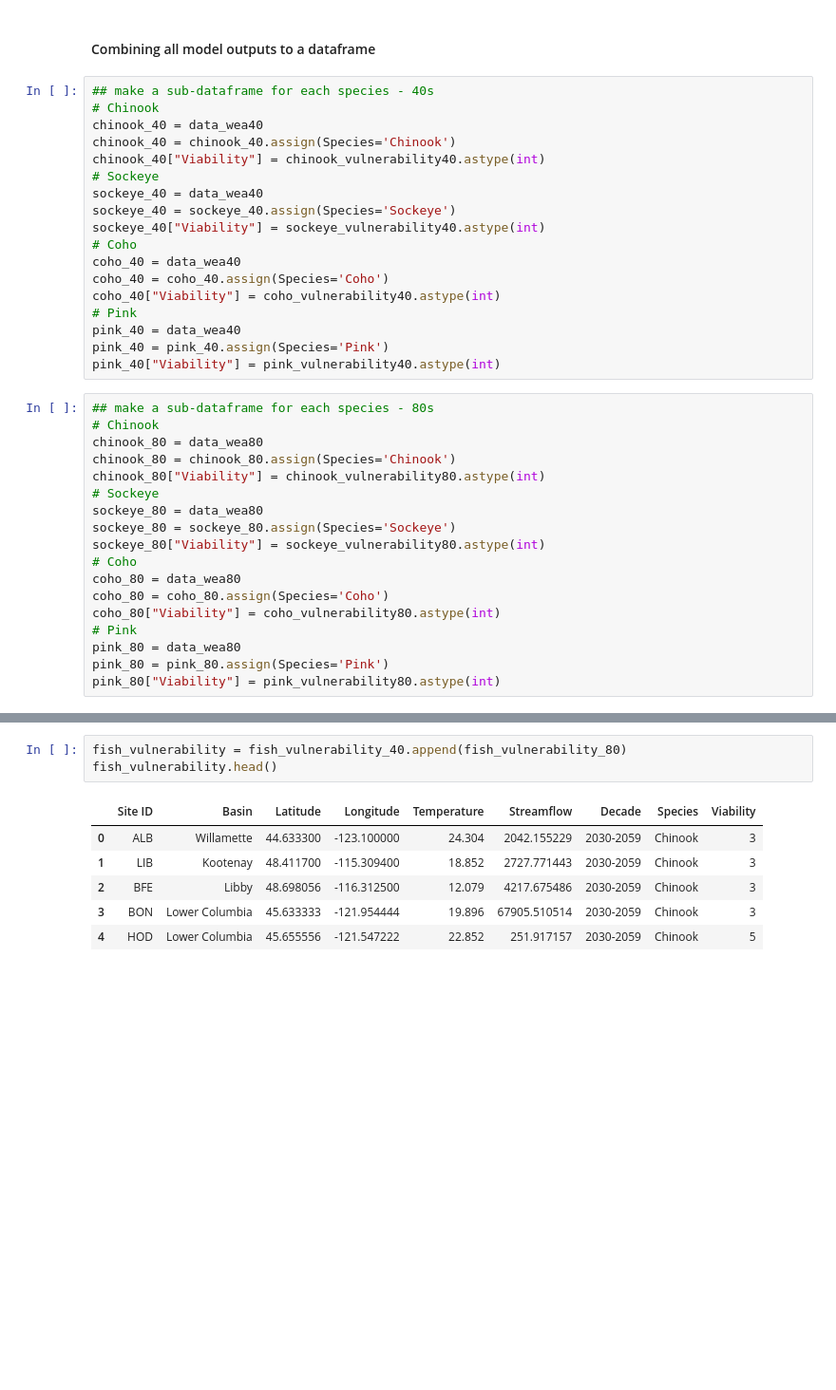
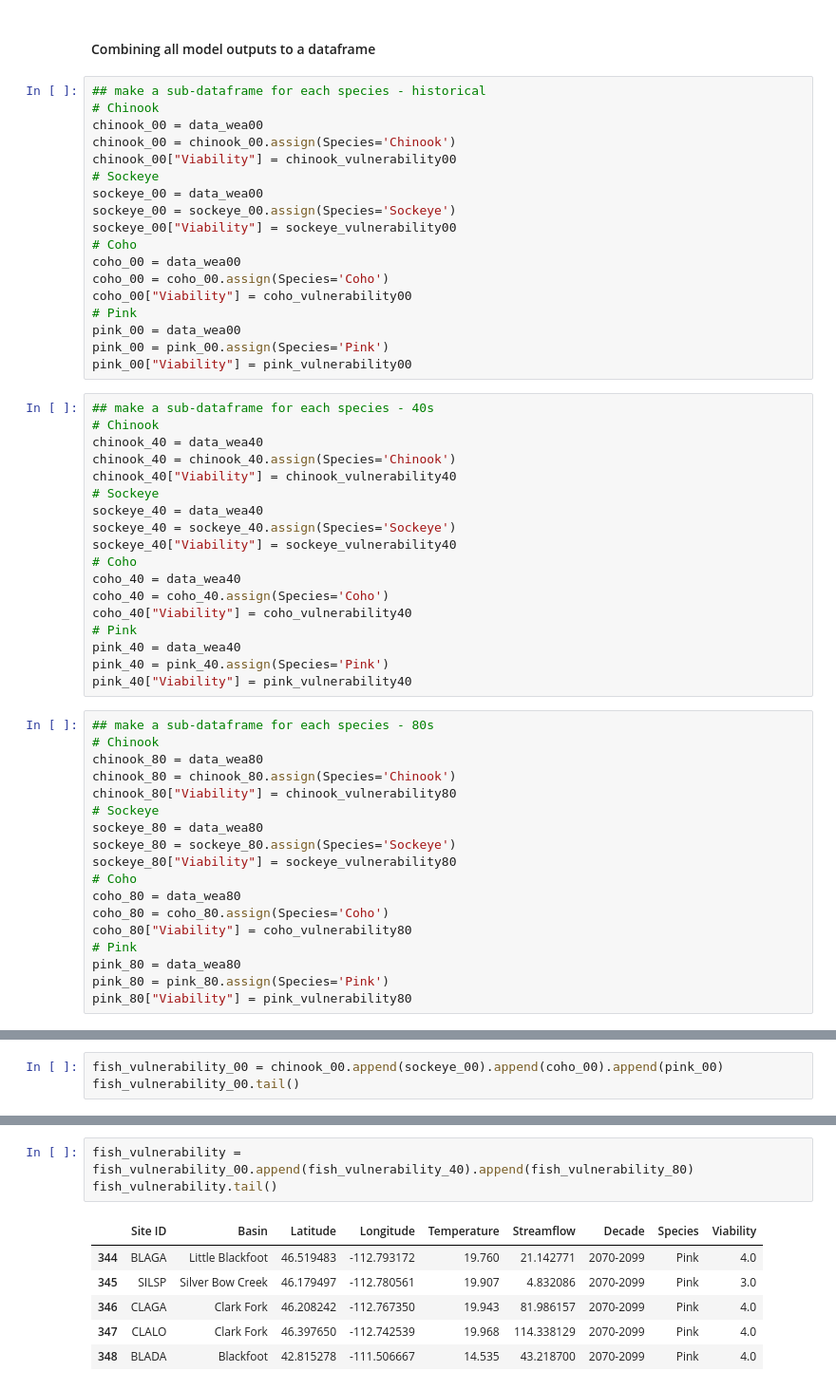
Before and after one commit to UWSEDS-aut17/uwseds-group-nw-climate-crew, a Jupyter notebook: futurefish/model/FishMod.ipynb, the cells around one changed output, grey strips where cells are left out. Shown at 95% size. Drawn from its saved outputs; the diff is of its cells as text; blank space fills up the shorter version.

Commit message:
modified files to include historical data

```diff
--- a/futurefish/model/FishMod.ipynb
+++ b/futurefish/model/FishMod.ipynb
@@ -182,40 +240,58 @@ coho_vulnerability80 = pd.DataFrame(round(temp_vulnerability80*0.5 + flow_vulner
 pink_vulnerability80 = pd.DataFrame(round(temp_vulnerability80*0.5 + flow_vulnerability80_pink*0.5))
 # %% [markdown]
 #### Combining all model outputs to a dataframe
+# %%
+## make a sub-dataframe for each species - historical
+# Chinook
+chinook_00 = data_wea00
+chinook_00 = chinook_00.assign(Species='Chinook')
+chinook_00["Viability"] = chinook_vulnerability00
+# Sockeye
+sockeye_00 = data_wea00
+sockeye_00 = sockeye_00.assign(Species='Sockeye')
+sockeye_00["Viability"] = sockeye_vulnerability00
+# Coho
+coho_00 = data_wea00
+coho_00 = coho_00.assign(Species='Coho')
+coho_00["Viability"] = coho_vulnerability00
+# Pink
+pink_00 = data_wea00
+pink_00 = pink_00.assign(Species='Pink')
+pink_00["Viability"] = pink_vulnerability00
 # %%
 ## make a sub-dataframe for each species - 40s
 # Chinook
 chinook_40 = data_wea40
 chinook_40 = chinook_40.assign(Species='Chinook')
-chinook_40["Viability"] = chinook_vulnerability40.astype(int)
+chinook_40["Viability"] = chinook_vulnerability40
 # Sockeye
 sockeye_40 = data_wea40
 sockeye_40 = sockeye_40.assign(Species='Sockeye')
-sockeye_40["Viability"] = sockeye_vulnerability40.astype(int)
+sockeye_40["Viability"] = sockeye_vulnerability40
 # Coho
 coho_40 = data_wea40
 coho_40 = coho_40.assign(Species='Coho')
-coho_40["Viability"] = coho_vulnerability40.astype(int)
+coho_40["Viability"] = coho_vulnerability40
 # Pink
 pink_40 = data_wea40
 pink_40 = pink_40.assign(Species='Pink')
-pink_40["Viability"] = pink_vulnerability40.astype(int)
+pink_40["Viability"] = pink_vulnerability40
 # %%
 ## make a sub-dataframe for each species - 80s
 # Chinook
 chinook_80 = data_wea80
 chinook_80 = chinook_80.assign(Species='Chinook')
-chinook_80["Viability"] = chinook_vulnerability80.astype(int)
+chinook_80["Viability"] = chinook_vulnerability80
 # Sockeye
 sockeye_80 = data_wea80
 sockeye_80 = sockeye_80.assign(Species='Sockeye')
-sockeye_80["Viability"] = sockeye_vulnerability80.astype(int)
+sockeye_80["Viability"] = sockeye_vulnerability80
 # Coho
 coho_80 = data_wea80
 coho_80 = coho_80.assign(Species='Coho')
-coho_80["Viability"] = coho_vulnerability80.astype(int)
+coho_80["Viability"] = coho_vulnerability80
 # Pink
 pink_80 = data_wea80
 pink_80 = pink_80.assign(Species='Pink')
-pink_80["Viability"] = pink_vulnerability80.astype(int)
+pink_80["Viability"] = pink_vulnerability80
 # %% [markdown]
@@ -222,0 +299,3 @@ pink_80["Viability"] = pink_vulnerability80.astype(int)
+# %%
+fish_vulnerability_00 = chinook_00.append(sockeye_00).append(coho_00).append(pink_00)
+fish_vulnerability_00.tail()
@@ -243,11 +329,11 @@ fish_vulnerability_80.tail()
 # %%
-fish_vulnerability = fish_vulnerability_40.append(fish_vulnerability_80)
-fish_vulnerability.head()
+fish_vulnerability = fish_vulnerability_00.append(fish_vulnerability_40).append(fish_vulnerability_80)
+fish_vulnerability.tail()
 # %% [output]
 |  | Site ID | Basin | Latitude | Longitude | Temperature | Streamflow | Decade | Species | Viability |
-| 0 | ALB | Willamette | 44.633300 | -123.100000 | 24.304 | 2042.155229 | 2030-2059 | Chinook | 3 |
-| 1 | LIB | Kootenay | 48.411700 | -115.309400 | 18.852 | 2727.771443 | 2030-2059 | Chinook | 3 |
-| 2 | BFE | Libby | 48.698056 | -116.312500 | 12.079 | 4217.675486 | 2030-2059 | Chinook | 3 |
-| 3 | BON | Lower Columbia | 45.633333 | -121.954444 | 19.896 | 67905.510514 | 2030-2059 | Chinook | 3 |
-| 4 | HOD | Lower Columbia | 45.655556 | -121.547222 | 22.852 | 251.917157 | 2030-2059 | Chinook | 5 |
+| 344 | BLAGA | Little Blackfoot | 46.519483 | -112.793172 | 19.760 | 21.142771 | 2070-2099 | Pink | 4.0 |
+| 345 | SILSP | Silver Bow Creek | 46.179497 | -112.780561 | 19.907 | 4.832086 | 2070-2099 | Pink | 3.0 |
+| 346 | CLAGA | Clark Fork | 46.208242 | -112.767350 | 19.943 | 81.986157 | 2070-2099 | Pink | 4.0 |
+| 347 | CLALO | Clark Fork | 46.397650 | -112.742539 | 19.968 | 114.338129 | 2070-2099 | Pink | 4.0 |
+| 348 | BLADA | Blackfoot | 42.815278 | -111.506667 | 14.535 | 43.218700 | 2070-2099 | Pink | 4.0 |
 # %%
```
Also changed, not shown: parts of 14 cells of this notebook, 3 other files.
